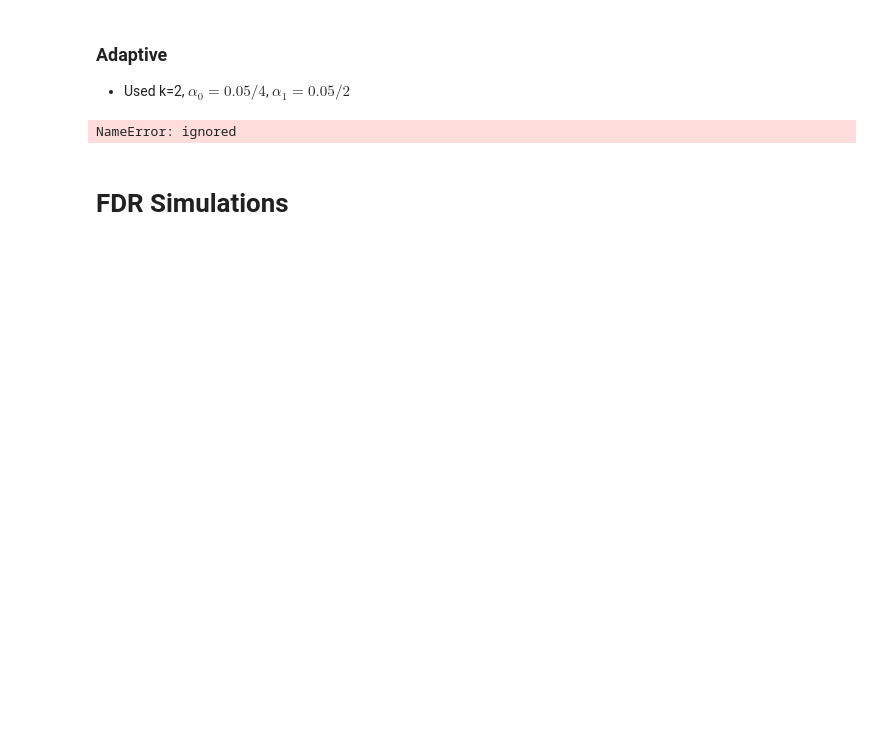
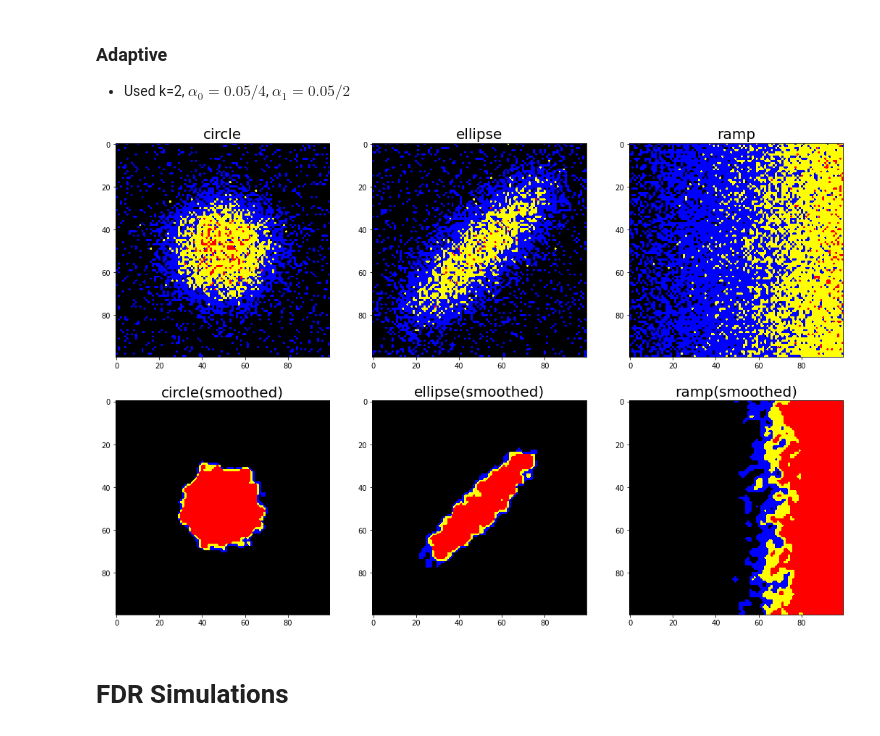
Before and after one commit to HowonRyu/ConfidenceSet, a Jupyter notebook: example/Independent_Studies_2023Winter.ipynb, the cells around one changed output. Cells and saved outputs as stored; diff of their text form; code cells hidden in the pictures; blank space fills up the shorter version.

```diff
--- a/example/Independent_Studies_2023Winter.ipynb
+++ b/example/Independent_Studies_2023Winter.ipynb
@@ -288,8 +320,8 @@ conf_plot_agg(c=2, std=8, tail="two", method="BH", _min=0, _max=3, fontsize=20,
 
 *   Used k=2, $\alpha_0 = 0.05/4$, $\alpha_1 = 0.05/2$
 # %%
-conf_plot_agg(c=2, std=8, tail="two", method="adaptive", _min=0, _max=3, fontsize=20, figsize = (30,15))
+conf_plot_agg(threshold=2, std=5, tail="two", method="adaptive", _min=0, _max=3, fontsize=20, figsize = (18,12))
 # %% [output]
-NameError: ignored
+[figure, added]
 # %% [markdown]
 # FDR Simulations
```
Also changed, not shown: parts of 19 cells of this notebook.
